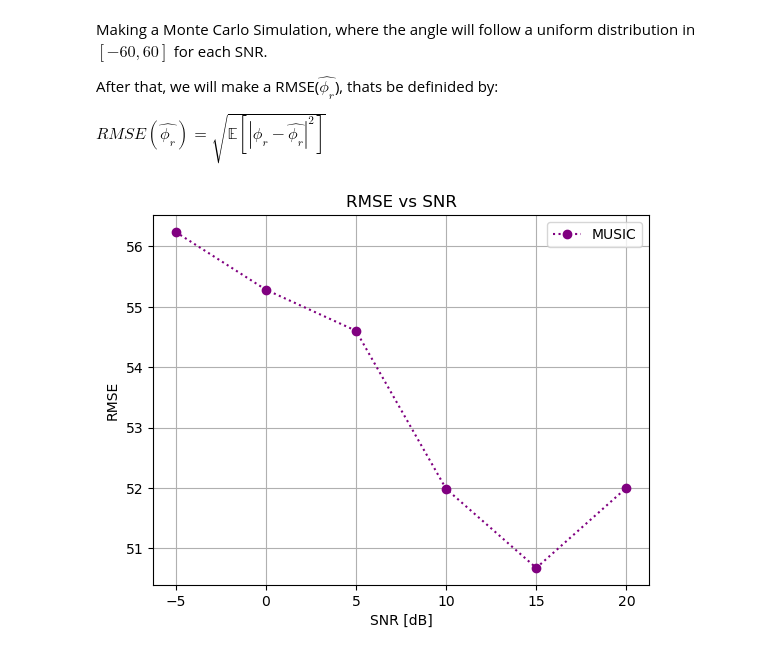
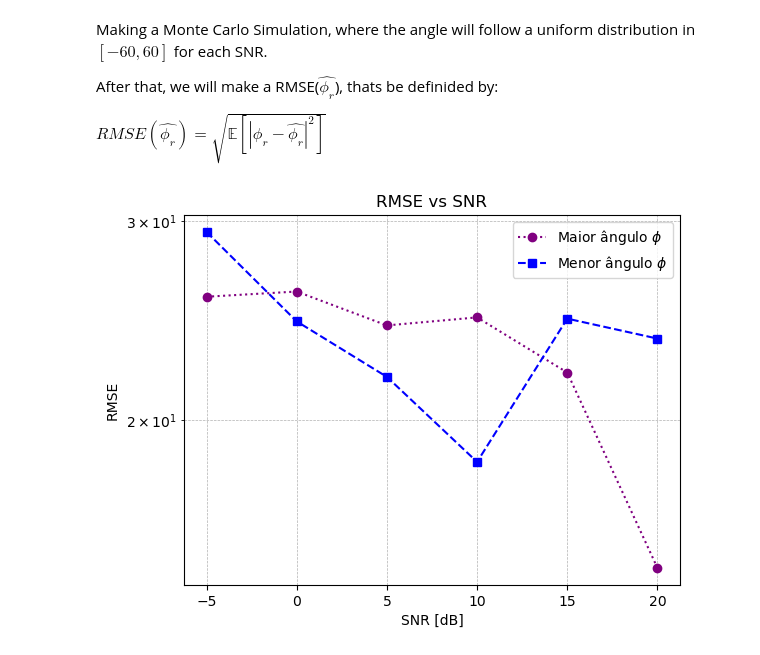
Before and after one commit to vitorfraga12/AICT-1, a Jupyter notebook: DoA Estimation.ipynb, the cells around one changed output. Saved outputs shown, nothing was run; the diff lists cells and outputs as text; code cells hidden in the pictures.

```diff
--- a/DoA Estimation.ipynb
+++ b/DoA Estimation.ipynb
@@ -122,17 +119,22 @@ $RMSE(\hat{\phi_r})=\sqrt{\mathbb{E}[|\phi_r - \hat{\phi_r}|^2]}$
 # %%
 snr_values = np.arange(-5, 21, 5) # Valores de SNR em dB
 iterations = 500 # Número de iterações
-rmse = find_rmse(snr_values, iterations, m_antennas, d_arrival, t_snapshot)
+t_snapshot = 100
+rmse_maior, rmse_menor = find_rmse(snr_values, iterations, m_antennas, d_arrival, t_snapshot)
 # %%
 plt.figure()
-plt.plot(snr_values, rmse,marker='o', label='MUSIC', linestyle = ':', color = 'purple')
+plt.plot(snr_values, rmse_maior,marker='o', label='Maior ângulo $\phi$', linestyle = ':', color = 'purple')
+plt.plot(snr_values, rmse_menor,marker='s', label='Menor ângulo $\phi$', linestyle = '--', color = 'blue')
+
+plt.yscale("log")
+
 plt.xlabel('SNR [dB]')
 plt.ylabel('RMSE')
 plt.title('RMSE vs SNR')
 plt.legend()
 plt.xticks(snr_values)
-plt.grid()
+plt.grid(which='both', linestyle='--', linewidth=0.5)
 plt.savefig('rmse_music.pdf')
 plt.show()
 # %% [output]
-[figure, old version]
+[figure, new version]
```
Also changed, not shown: parts of 5 cells of this notebook, 4 other files.
